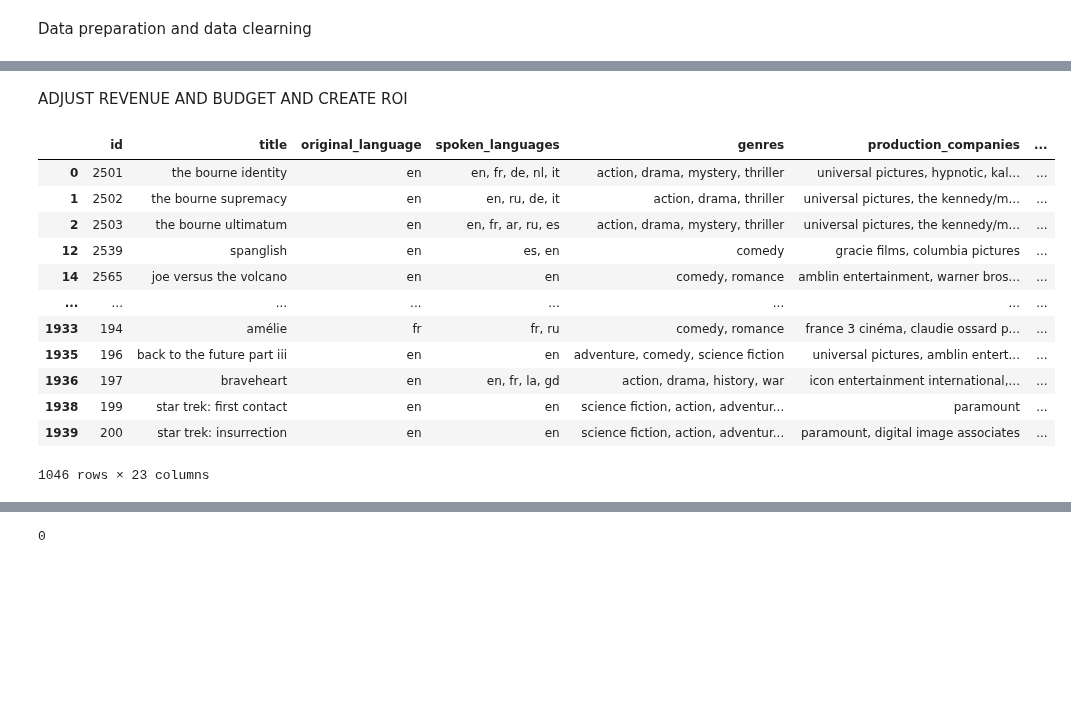
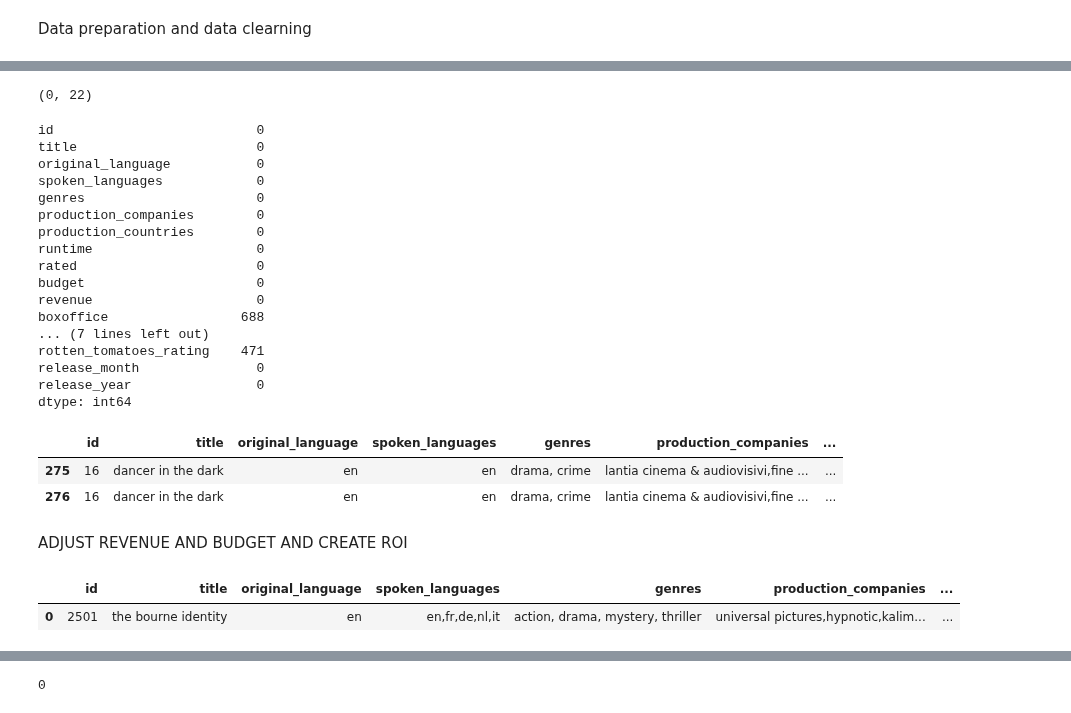
Before and after one commit to olgazju/ml_camp_2023, a Jupyter notebook: midterm project/eda.ipynb, the cells around one changed output, grey strips where cells are left out. Drawn from its saved outputs; the diff is of its cells as text; code cells hidden in the pictures; blank space fills up the shorter version.

```diff
--- a/midterm project/eda.ipynb
+++ b/midterm project/eda.ipynb
@@ -36,7 +62,7 @@ def extract_rating(ratings, source):
     return None
 
 df = merged_dataframe[['id', 'title', 'release_date', "original_language" , 'spoken_languages', 'genres',
-                       'production_companies',  'production_countries', 'runtime', 'status', 'Rated', 'adult',
+                       'production_companies',  'production_countries', 'runtime', 'status', 'Rated',
                        'budget', 'revenue', 'BoxOffice', 'popularity', 'vote_average', 'vote_count',
                          'Awards', 'Ratings', 'Metascore', 'imdbRating',
        'imdbVotes']].copy()
@@ -45,9 +71,9 @@ df = df[df['status'].str.lower() == 'released']
 
 df['Rotten_Tomatoes_Rating'] = df['Ratings'].apply(lambda x: extract_rating(x, 'Rotten Tomatoes'))
 df['genres'] = df['genres'].apply(lambda x: ', '.join([d['name'] for d in x]))
-df['production_companies'] = df['production_companies'].apply(lambda x: ', '.join([d['name'] for d in x]))
-df['production_countries'] = df['production_countries'].apply(lambda x: ', '.join([d['iso_3166_1'] for d in x]))
-df['spoken_languages'] = df['spoken_languages'].apply(lambda x: ', '.join([d['iso_639_1'] for d in x]))
+df['production_companies'] = df['production_companies'].apply(lambda x: ','.join([d['name'] for d in x]))
+df['production_countries'] = df['production_countries'].apply(lambda x: ','.join([d['iso_3166_1'] for d in x]))
+df['spoken_languages'] = df['spoken_languages'].apply(lambda x: ','.join([d['iso_639_1'] for d in x]))
 df['release_month'] = pd.to_datetime(df['release_date']).dt.month
 df['release_year'] = pd.to_datetime(df['release_date']).dt.year
 
@@ -94,3 +152,39 @@ df
+# %%
+df[df['budget'].isnull()].shape
+# %% [output]
+(0, 22)
+# %%
+df.isnull().sum()
+# %% [output]
+id                          0
+title                       0
+original_language           0
+spoken_languages            0
+genres                      0
+production_companies        0
+production_countries        0
+runtime                     0
+rated                       0
+budget                      0
+revenue                     0
+boxoffice                 688
+... (7 lines left out)
+rotten_tomatoes_rating    471
+release_month               0
+release_year                0
+dtype: int64
+# %%
+df['id'].duplicated().sum()
+
+ids = df['id']
+duplicate_reviews = df[ids.isin(ids[ids.duplicated()])].sort_values("id")
+duplicate_reviews.head(10)
+
+# need to drop 16th row
+# %% [output]
+|  | id | title | original_language | spoken_languages | genres | production_companies | ... |
+| 275 | 16 | dancer in the dark | en | en | drama, crime | lantia cinema & audiovisivi,fine ... | ... |
+| 276 | 16 | dancer in the dark | en | en | drama, crime | lantia cinema & audiovisivi,fine ... | ... |
 # %% [markdown]
 ADJUST REVENUE AND BUDGET AND CREATE ROI
 # %%
@@ -100,45 +194,35 @@ cpi_data = pd.read_csv('US_inflation_rates.csv', names=['date', 'CPI'], skiprows
 cpi_data['date'] = pd.to_datetime(cpi_data['date'], format='%Y-%m-%d')
 cpi_data['year'] = cpi_data['date'].dt.year
 cpi_data['month'] = cpi_data['date'].dt.month
 
 # Merge the datasets on year and month
 merged_data = pd.merge(df, cpi_data, left_on=['release_year', 'release_month'], right_on=['year', 'month'], how='left')
 
 # filter movies with unknown budget or revenue
 merged_data = merged_data[(merged_data['budget'] != 0) & (merged_data['revenue'] != 0)]
 
 # Find the most recent year and month in the dataset
 max_year = cpi_data['year'].max()
 max_month = cpi_data[cpi_data['year'] == max_year]['month'].max()
 
 # Get the CPI value for the target year and month
 target_cpi = cpi_data[(cpi_data['year'] == max_year) & (cpi_data['month'] == max_month)]['CPI'].values[0]
 
 # Calculate the adjustment factor
 merged_data['adjustment_factor'] = target_cpi / merged_data['CPI']
 
 # Adjust the budget and revenue columns
 merged_data['adjusted_budget'] = merged_data['budget'] * merged_data['adjustment_factor']
 merged_data['adjusted_revenue'] = merged_data['revenue'] * merged_data['adjustment_factor']
 
 # Set the float format to display the entire number
 pd.options.display.float_format = '{:.2f}'.format
 
-roi_df = merged_data[merged_data['release_year'] >= 1947].drop(['year', 'month', 'date', 'CPI', 'adjustment_factor', 'budget', 'revenue', 'boxoffice'], axis=1)
-roi_df['ROI'] = ((roi_df['adjusted_revenue'] - roi_df['adjusted_budget']) / roi_df['adjusted_budget']) * 100
+merged_data['adjusted_ROI'] = ((merged_data['adjusted_revenue'] - merged_data['adjusted_budget']) / merged_data['adjusted_budget']) * 100
+roi_df = merged_data[merged_data['release_year'] >= 1947].drop(['year', 'month', 'date', 'CPI', 'adjustment_factor', 'budget', 'revenue', 'boxoffice', 'adjusted_revenue', 'adjusted_budget'], axis=1)
 
-roi_df
+
+roi_df.head(1)
 # %% [output]
 |  | id | title | original_language | spoken_languages | genres | production_companies | ... |
-| 0 | 2501 | the bourne identity | en | en, fr, de, nl, it | action, drama, mystery, thriller | universal pictures, hypnotic, kal... | ... |
-| 1 | 2502 | the bourne supremacy | en | en, ru, de, it | action, drama, thriller | universal pictures, the kennedy/m... | ... |
-| 2 | 2503 | the bourne ultimatum | en | en, fr, ar, ru, es | action, drama, mystery, thriller | universal pictures, the kennedy/m... | ... |
-| 12 | 2539 | spanglish | en | es, en | comedy | gracie films, columbia pictures | ... |
-| 14 | 2565 | joe versus the volcano | en | en | comedy, romance | amblin entertainment, warner bros... | ... |
-| ... | ... | ... | ... | ... | ... | ... | ... |
-| 1933 | 194 | amélie | fr | fr, ru | comedy, romance | france 3 cinéma, claudie ossard p... | ... |
-| 1935 | 196 | back to the future part iii | en | en | adventure, comedy, science fiction | universal pictures, amblin entert... | ... |
-| 1936 | 197 | braveheart | en | en, fr, la, gd | action, drama, history, war | icon entertainment international,... | ... |
-| 1938 | 199 | star trek: first contact | en | en | science fiction, action, adventur... | paramount | ... |
-| 1939 | 200 | star trek: insurrection | en | en | science fiction, action, adventur... | paramount, digital image associates | ... |
+| 0 | 2501 | the bourne identity | en | en,fr,de,nl,it | action, drama, mystery, thriller | universal pictures,hypnotic,kalim... | ... |
-1046 rows × 23 columns
```
Also changed, not shown: parts of 19 cells of this notebook, 1 other file.
